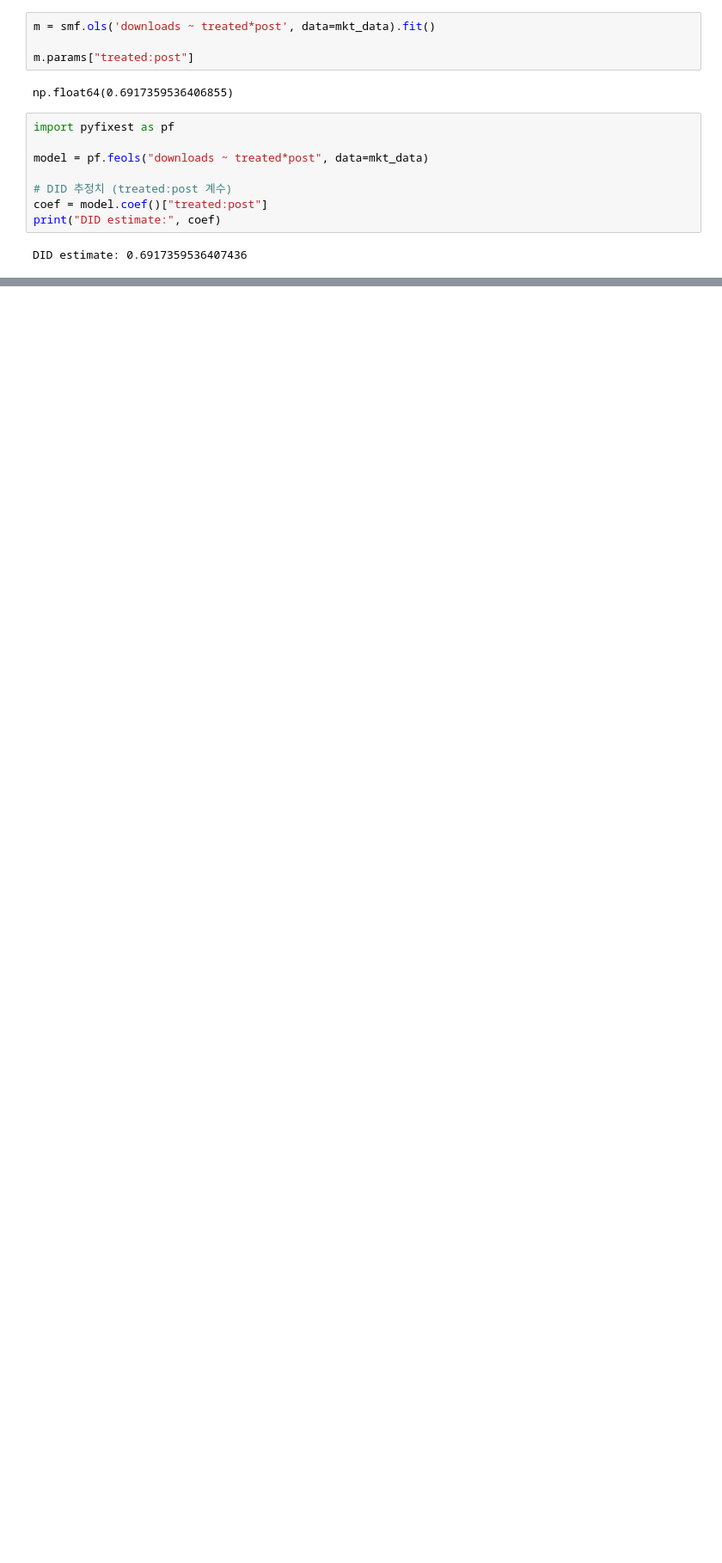
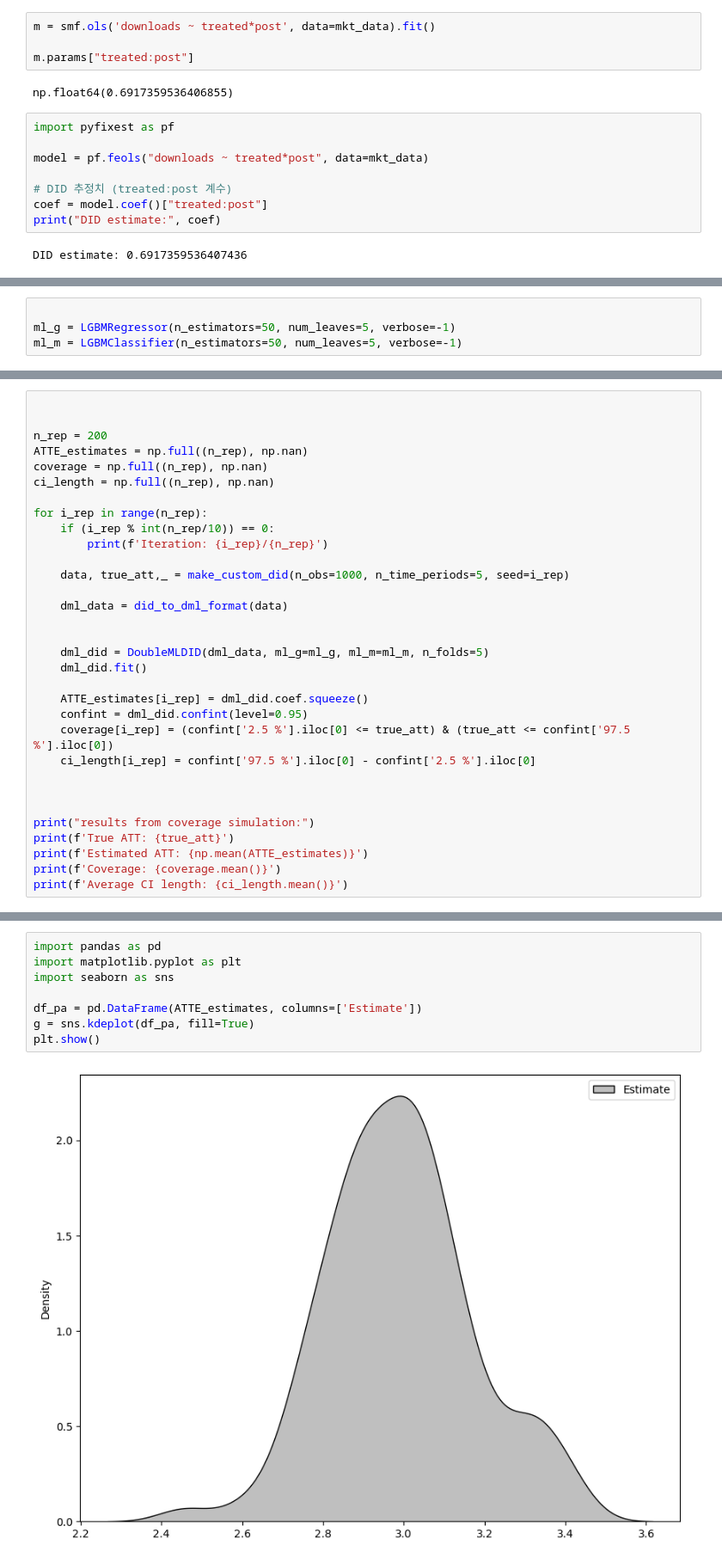
Before and after one commit to white1204/awesome-causal-inference-python, a Jupyter notebook: book/ate/did.ipynb, the cells around one changed output, grey strips where cells are left out. Shown at 86% size. Cells and saved outputs as stored; diff of their text form; blank space fills up the shorter version.

```diff
--- a/book/ate/did.ipynb
+++ b/book/ate/did.ipynb
@@ -336,0 +759,4 @@ DID estimate: 0.6917359536407436
+# %%
+
+ml_g = LGBMRegressor(n_estimators=50, num_leaves=5, verbose=-1)
+ml_m = LGBMClassifier(n_estimators=50, num_leaves=5, verbose=-1)
@@ -336,0 +802,32 @@ DID estimate: 0.6917359536407436
+# %%
+
+
+n_rep = 200
+ATTE_estimates = np.full((n_rep), np.nan)
+coverage = np.full((n_rep), np.nan)
+ci_length = np.full((n_rep), np.nan)
+
+for i_rep in range(n_rep):
+    if (i_rep % int(n_rep/10)) == 0:
+        print(f'Iteration: {i_rep}/{n_rep}')
+
+    data, true_att,_ = make_custom_did(n_obs=1000, n_time_periods=5, seed=i_rep)
+
+    dml_data = did_to_dml_format(data)
+
+
+    dml_did = DoubleMLDID(dml_data, ml_g=ml_g, ml_m=ml_m, n_folds=5)
+    dml_did.fit()
+
+    ATTE_estimates[i_rep] = dml_did.coef.squeeze()
+    confint = dml_did.confint(level=0.95)
+    coverage[i_rep] = (confint['2.5 %'].iloc[0] <= true_att) & (true_att <= confint['97.5 %'].iloc[0])
+    ci_length[i_rep] = confint['97.5 %'].iloc[0] - confint['2.5 %'].iloc[0]
+
+
+
+print("results from coverage simulation:")
+print(f'True ATT: {true_att}')
+print(f'Estimated ATT: {np.mean(ATTE_estimates)}')
+print(f'Coverage: {coverage.mean()}')
+print(f'Average CI length: {ci_length.mean()}')
@@ -336,0 +874,10 @@ DID estimate: 0.6917359536407436
+# %%
+import pandas as pd
+import matplotlib.pyplot as plt
+import seaborn as sns
+
+df_pa = pd.DataFrame(ATTE_estimates, columns=['Estimate'])
+g = sns.kdeplot(df_pa, fill=True)
+plt.show()
+# %% [output]
+[figure, added]
```
Also changed, not shown: parts of 60 cells of this notebook.
